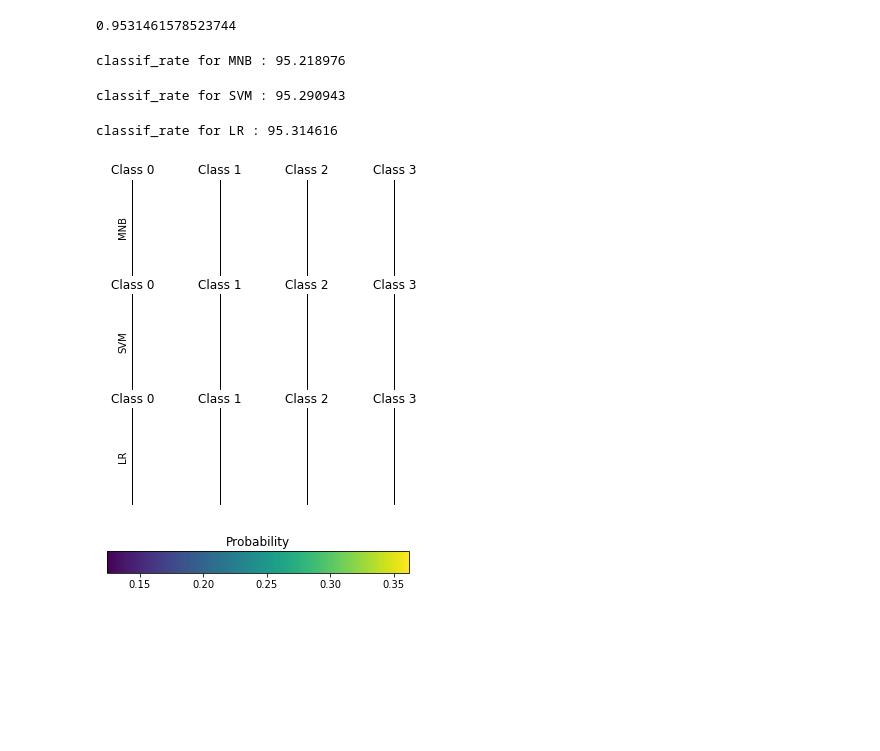
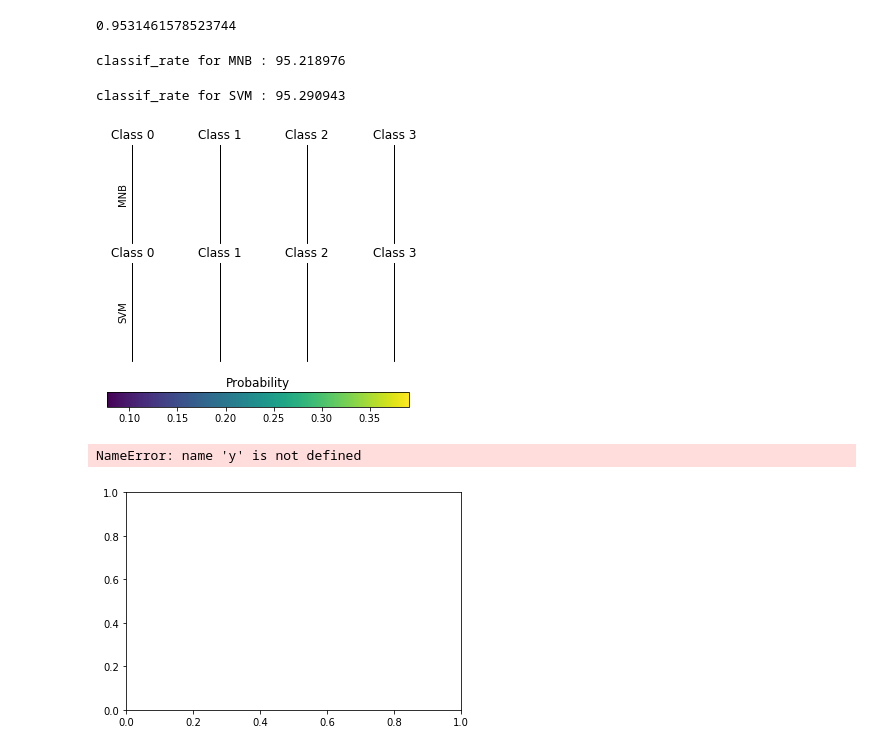
Before and after one commit to zxenia/textclf, a Jupyter notebook: clf_newsAggregator.ipynb, the cells around one changed output. Drawn from its saved outputs; the diff is of its cells as text; code cells hidden in the pictures; blank space fills up the shorter version.

Commit message:
plotting cross val

```diff
--- a/clf_newsAggregator.ipynb
+++ b/clf_newsAggregator.ipynb
@@ -391,7 +391,7 @@ import matplotlib.pyplot as plt
 classifiers = {}
 classifiers.update({'MNB': gs_clf_mnb})
 classifiers.update({'SVM': gs_clf_svm})
-classifiers.update({'LR': gs_clf_logreg})
+#classifiers.update({'LR': gs_clf_logreg})
 
 #n of classifiers
 n_classifiers = len(classifiers)
@@ -405,33 +405,32 @@ xx, yy = np.meshgrid(xx, yy)
 Xfull = np.c_[xx.ravel(), yy.ravel()]
 
 for index, (name, classifier) in enumerate(classifiers.items()):
     classifier.fit(X_train, y_train)
 
     y_pred = classifier.predict(X_test)
     classif_rate = np.mean(y_pred.ravel() == y_test.ravel()) * 100
     print("classif_rate for %s : %f " % (name, classif_rate))
 
     probas = classifier.predict_proba(y_pred)
     n_classes = np.unique(y_pred).size
     for k in range(n_classes):
         plt.subplot(n_classifiers, n_classes, index * n_classes + k + 1)
         plt.title("Class %d" % k)
         if k == 0:
             plt.ylabel(name)
         imshow_handle = plt.imshow(probas)
         plt.xticks(())
         plt.yticks(())
         idx = (y_pred == k)
-        if idx.any():
+        if idx:
             plt.scatter(X[idx, 0], X[idx, 1], marker='o', c='k')
 
 ax = plt.axes([0.15, 0.04, 0.7, 0.05])
 plt.title("Probability")
 plt.colorbar(imshow_handle, cax=ax, orientation='horizontal')
 
 plt.show()
 # %% [output]
 classif_rate for MNB : 95.218976
 classif_rate for SVM : 95.290943
-classif_rate for LR : 95.314616
-[figure, old version]
+[figure, new version]
@@ -437,0 +440,13 @@ classif_rate for LR : 95.314616
+# %%
+
+predicted_cv = cross_val_predict(gs_clf_svm, X_train, y_train, cv=10)
+
+fig, ax = plt.subplots()
+ax.scatter(y, predicted_cv, edgecolors=(0, 0, 0))
+ax.plot([y.min(), y.max()], [y.min(), y.max()], 'k--', lw=4)
+ax.set_xlabel('Measured')
+ax.set_ylabel('Predicted')
+plt.show()
+# %% [output]
+NameError: name 'y' is not defined
+[figure, added]
```
Also changed, not shown: parts of 1 cell of this notebook.
